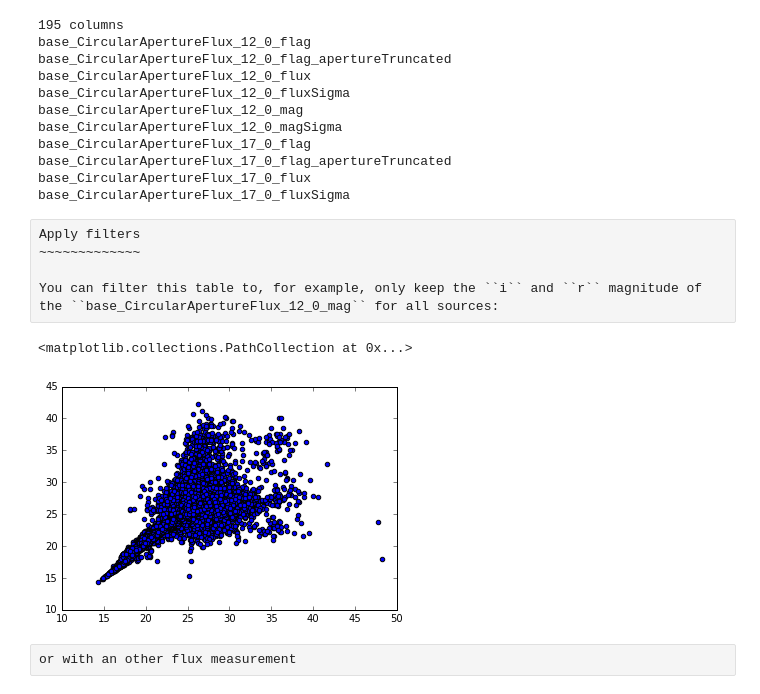
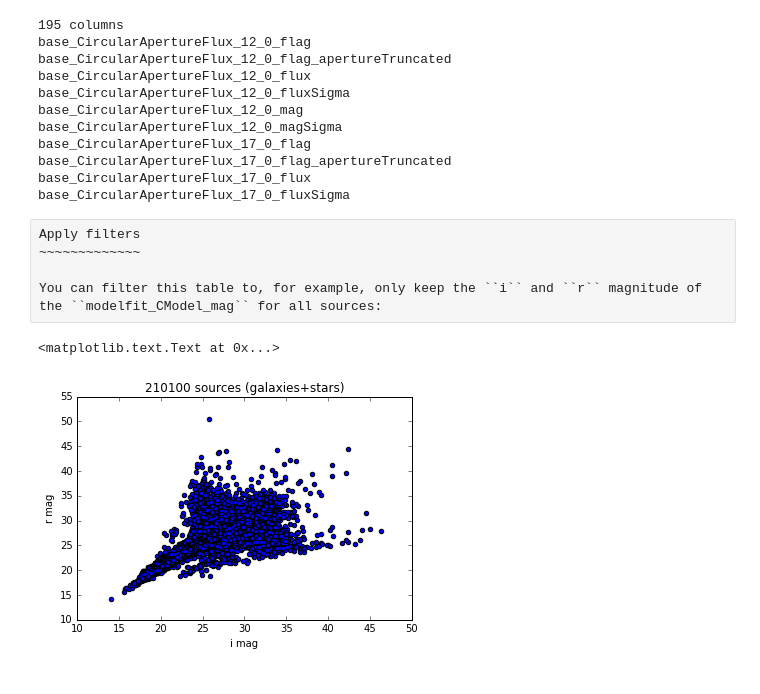
Before and after one commit to nicolaschotard/Clusters, a Jupyter notebook: docs/source/data_tuto.ipynb, the cells around one changed output. Drawn from its saved outputs; the diff is of its cells as text; code cells hidden in the pictures.

```diff
--- a/docs/source/data_tuto.ipynb
+++ b/docs/source/data_tuto.ipynb
@@ -95,16 +101,17 @@ base_CircularApertureFlux_17_0_fluxSigma
 Apply filters
 ~~~~~~~~~~~~~
 
-You can filter this table to, for example, only keep the ``i`` and ``r`` magnitude of the ``base_CircularApertureFlux_12_0_mag`` for all sources:
+You can filter this table to, for example, only keep the ``i`` and ``r`` magnitude of the ``modelfit_CModel_mag`` for all sources:
 # %%
-magi = fc['base_CircularApertureFlux_12_0_mag'][fc['filter'] == 'i']
-magr = fc['base_CircularApertureFlux_12_0_mag'][fc['filter'] == 'r']
+magi = fc['modelfit_CModel_mag'][fc['filter'] == 'i']
+magr = fc['modelfit_CModel_mag'][fc['filter'] == 'r']
 # %%
 %matplotlib inline
 import pylab
 pylab.scatter(magi, magr)
+pylab.xlabel('i mag')
+pylab.ylabel('r mag')
+pylab.title('%i sources (galaxies+stars)' % len(magi))
 # %% [output]
-<matplotlib.collections.PathCollection at 0x...>
+<matplotlib.text.Text at 0x...>
-[figure, old version]
+[figure, new version]
-# %% [raw]
-or with an other flux measurement
```
Also changed, not shown: parts of 16 cells of this notebook, 3 other files.
